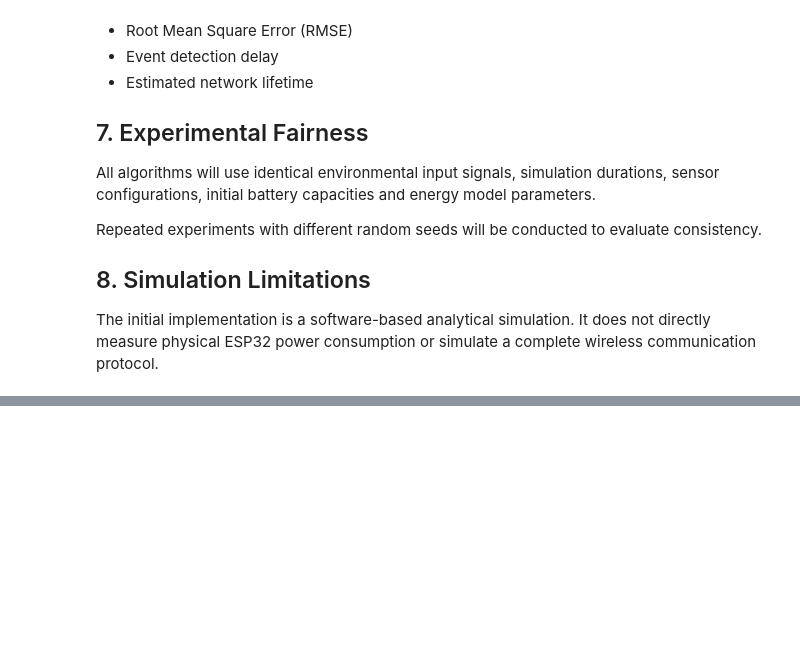
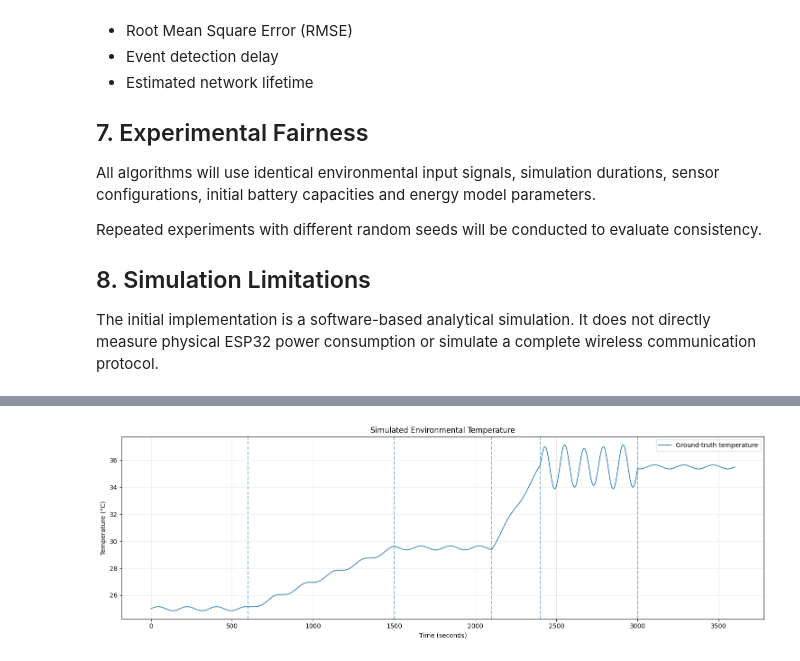
Before and after one commit to Sravan05nani/Energy-Aware-Adaptive-IoT, a Jupyter notebook: notebooks/energy_aware_simulation.ipynb, the cells around one changed output, grey strips where cells are left out. Cells and saved outputs as stored; diff of their text form; code cells hidden in the pictures; blank space fills up the shorter version.

Commit message:
Complete environmental sensor data generation

```diff
--- a/notebooks/energy_aware_simulation.ipynb
+++ b/notebooks/energy_aware_simulation.ipynb
@@ -183,0 +348,31 @@ The initial implementation is a software-based analytical simulation. It does no
+# %%
+
+# =====================================================
+# TEMPERATURE GROUND-TRUTH VISUALIZATION
+# =====================================================
+
+plt.figure(figsize=(15, 5))
+
+plt.plot(
+    time,
+    temperature_truth,
+    linewidth=1.2,
+    label="Ground-truth temperature"
+)
+
+plt.axvline(600, linestyle="--", alpha=0.5)
+plt.axvline(1500, linestyle="--", alpha=0.5)
+plt.axvline(2100, linestyle="--", alpha=0.5)
+plt.axvline(2400, linestyle="--", alpha=0.5)
+plt.axvline(3000, linestyle="--", alpha=0.5)
+
+plt.title("Simulated Environmental Temperature")
+plt.xlabel("Time (seconds)")
+plt.ylabel("Temperature (°C)")
+
+plt.legend()
+plt.grid(True, alpha=0.3)
+plt.tight_layout()
+plt.show()
+# %% [output]
+[figure, added]
```
Also changed, not shown: parts of 16 cells of this notebook.
